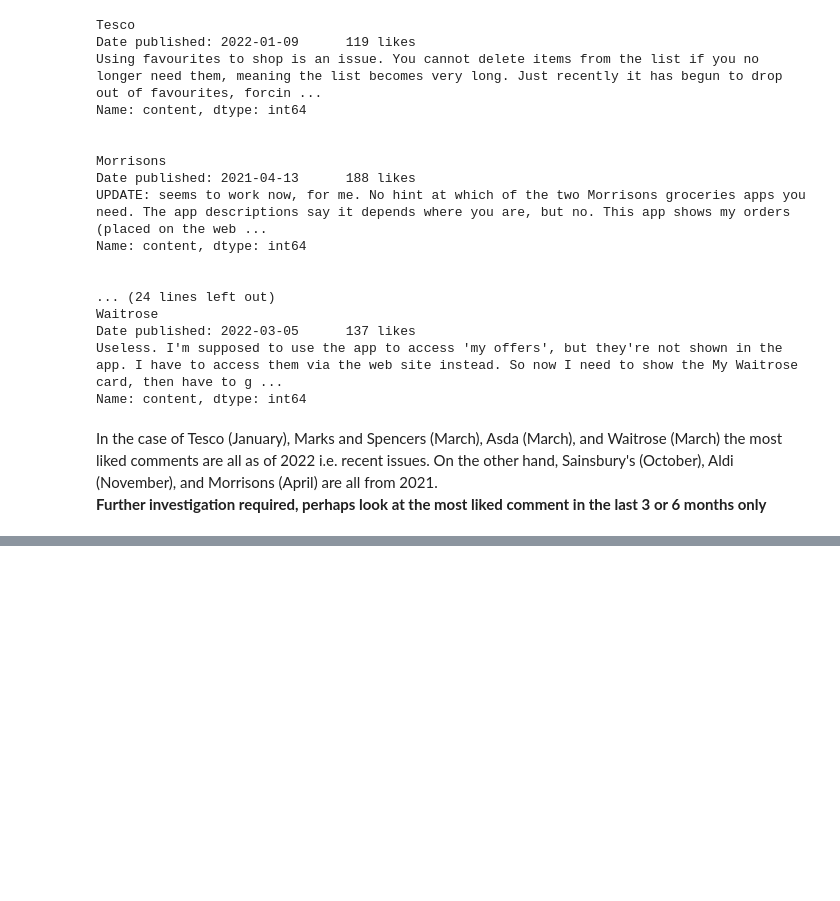
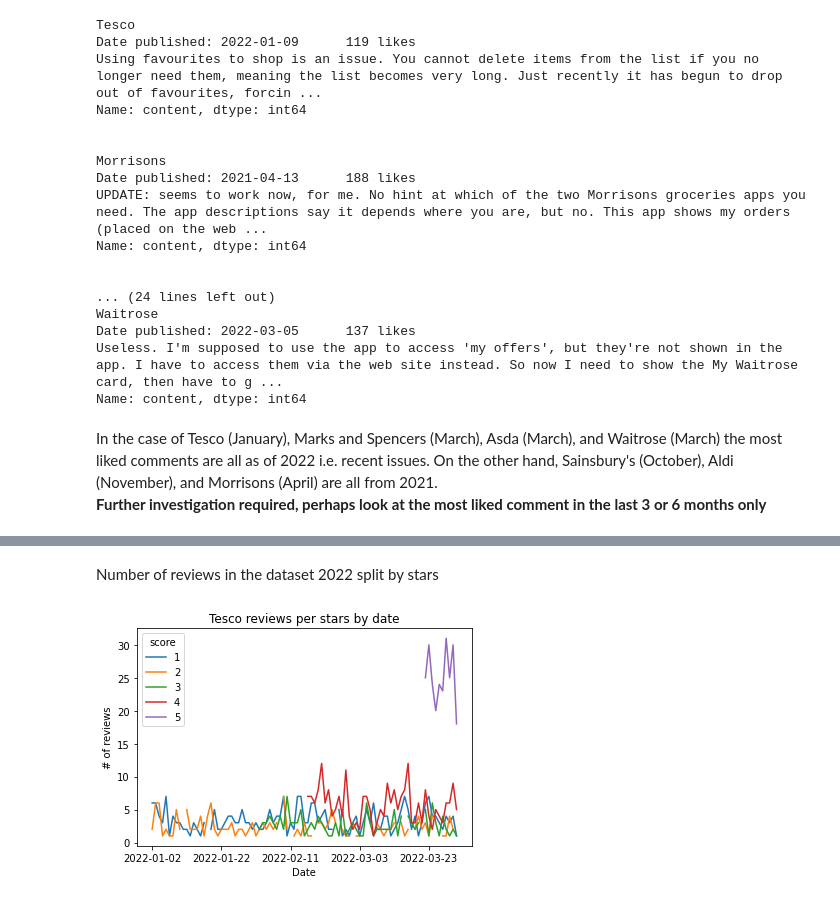
Before and after one commit to carlosperez-dev/delivery-apps-nlp, a Jupyter notebook: B099568.ipynb, the cells around one changed output, grey strips where cells are left out. Cells and saved outputs as stored; diff of their text form; code cells hidden in the pictures; blank space fills up the shorter version.

```diff
--- a/B099568.ipynb
+++ b/B099568.ipynb
@@ -254,0 +315,2 @@ In the case of Tesco (January), Marks and Spencers (March), Asda (March), and Wa
+# %%
+app_reviews_df['ymd'] = [date.split(' ')[0] for date in app_reviews_df['at']]
@@ -254,0 +333,10 @@ In the case of Tesco (January), Marks and Spencers (March), Asda (March), and Wa
+# %% [markdown]
+Number of reviews in the dataset 2022 split by stars
+# %%
+app_reviews_df.loc[(app_reviews_df['ymd']>'2022-01-01') & (app_reviews_df['appId'] == 'com.tesco.grocery.view') ].groupby(['ymd','score'])['score'].count().unstack().plot(legend=True)
+plt.title('Tesco reviews per stars by date')
+plt.xlabel('Date')
+plt.ylabel('# of reviews')
+plt.show()
+# %% [output]
+[figure, added]
```
Also changed, not shown: parts of 16 cells of this notebook.
